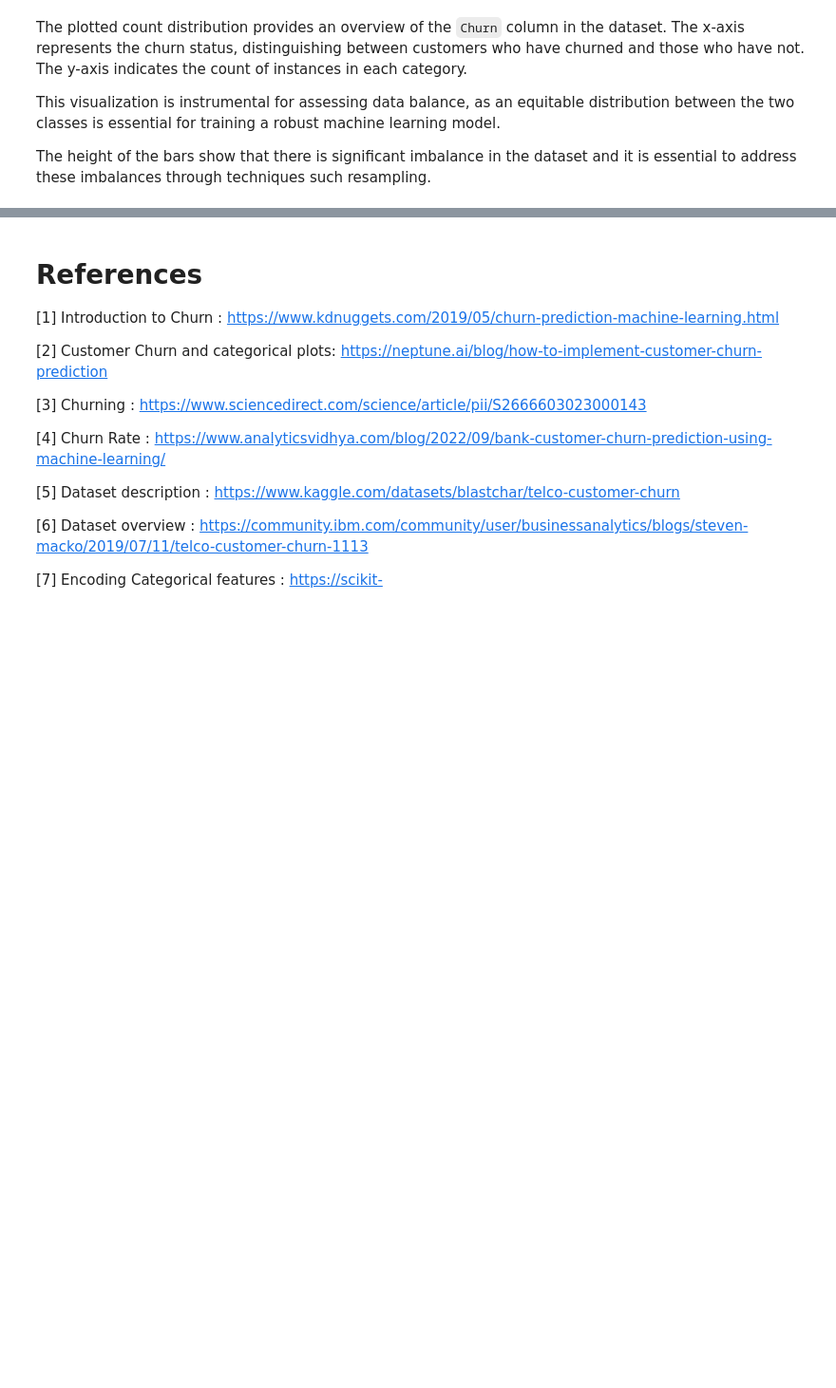
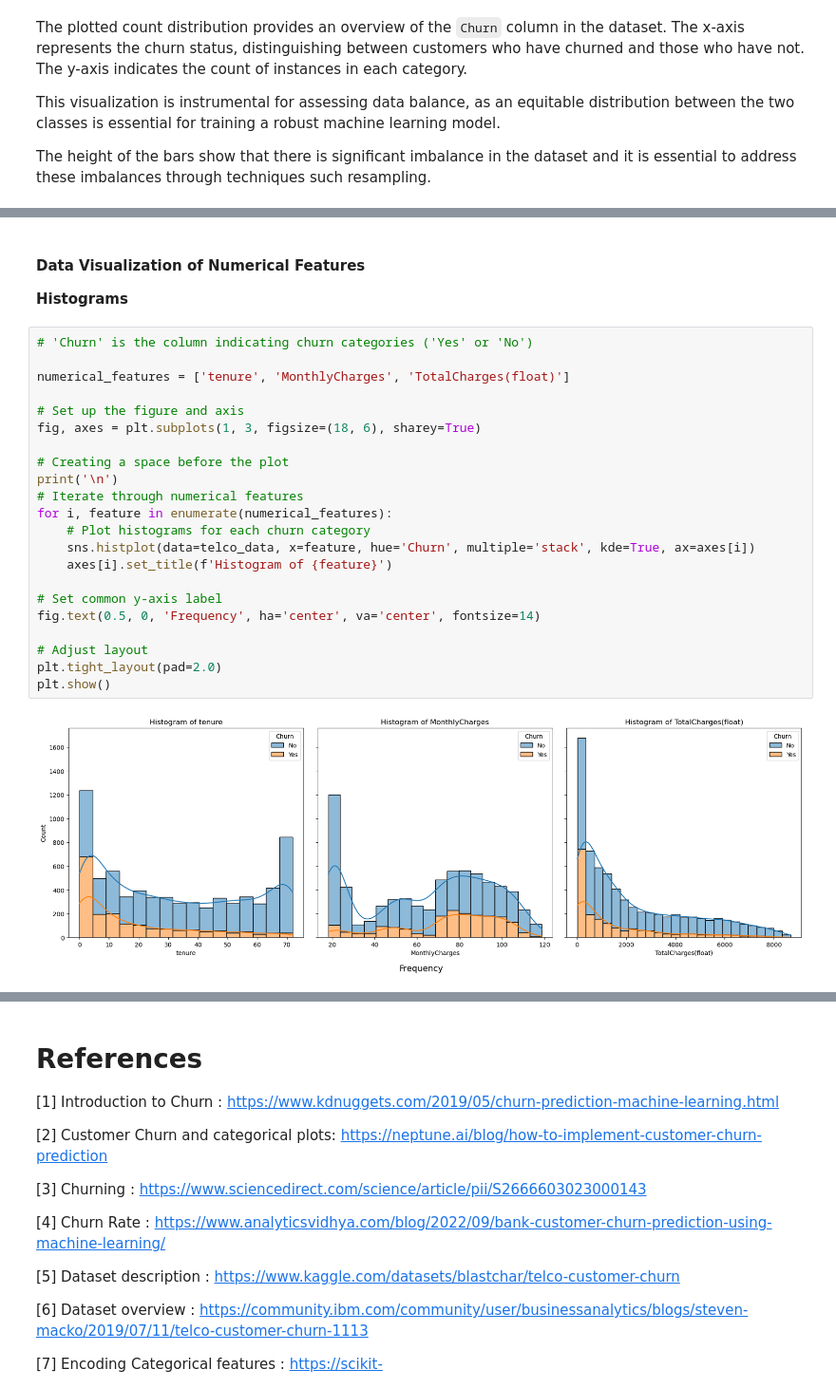
Before and after one commit to YinkaOlusola/TelecomChurnPrediction, a Jupyter notebook: notebook.ipynb, the cells around one changed output, grey strips where cells are left out. Shown at 95% size. Drawn from its saved outputs; the diff is of its cells as text; blank space fills up the shorter version.

```diff
--- a/notebook.ipynb
+++ b/notebook.ipynb
@@ -412,0 +441,28 @@ The height of the bars show that there is significant imbalance in the dataset a
+# %% [markdown]
+#### **Data Visualization of Numerical Features**
+
+**Histograms**
+# %%
+# 'Churn' is the column indicating churn categories ('Yes' or 'No')
+
+numerical_features = ['tenure', 'MonthlyCharges', 'TotalCharges(float)']
+
+# Set up the figure and axis
+fig, axes = plt.subplots(1, 3, figsize=(18, 6), sharey=True)
+
+# Creating a space before the plot
+print('\n')
+# Iterate through numerical features
+for i, feature in enumerate(numerical_features):
+    # Plot histograms for each churn category
+    sns.histplot(data=telco_data, x=feature, hue='Churn', multiple='stack', kde=True, ax=axes[i])
+    axes[i].set_title(f'Histogram of {feature}')
+
+# Set common y-axis label
+fig.text(0.5, 0, 'Frequency', ha='center', va='center', fontsize=14)
+
+# Adjust layout
+plt.tight_layout(pad=2.0)
+plt.show()
+# %% [output]
+[figure, added]
```
Also changed, not shown: parts of 29 cells of this notebook, 3 other files.
